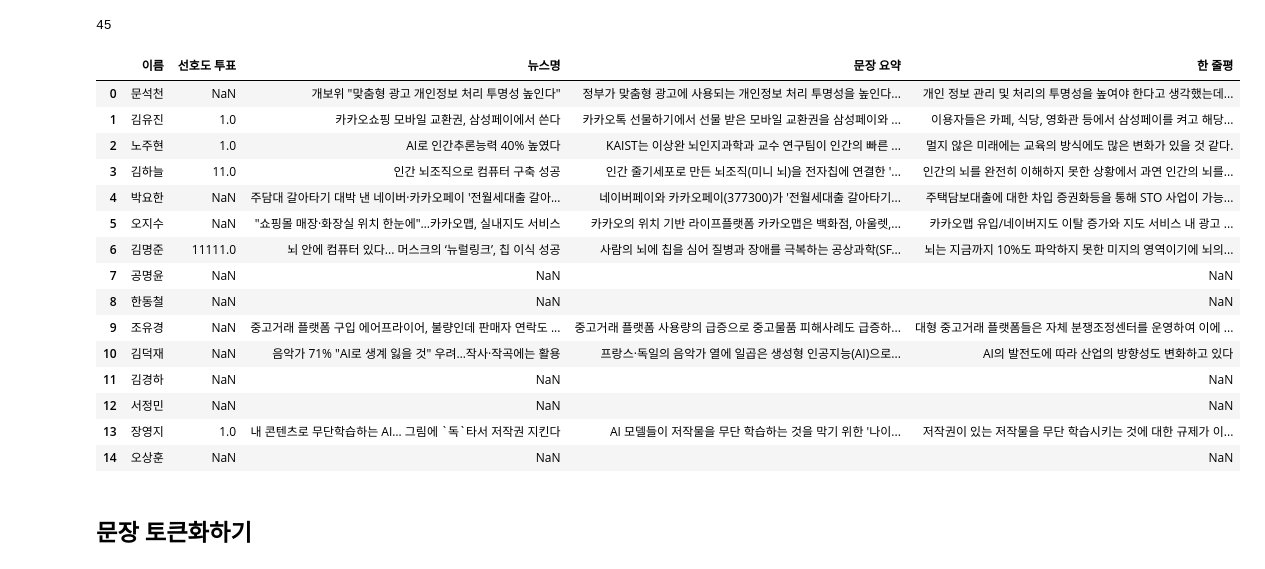
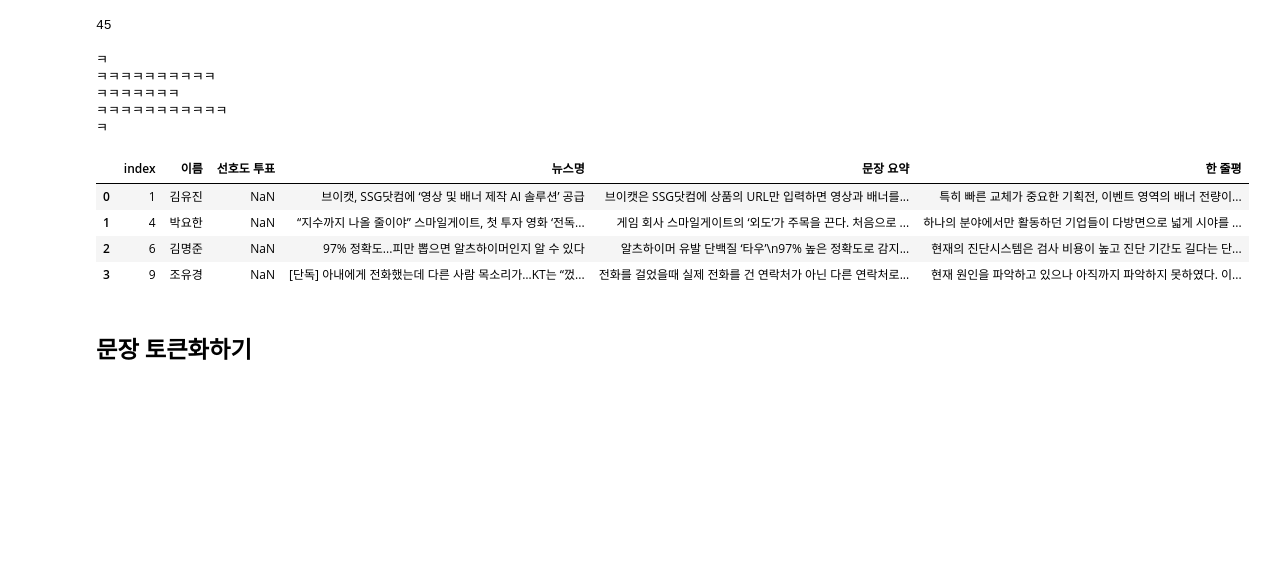
Before and after one commit to nohjuhyeon/study_AIs, a Jupyter notebook: docs/quests/NLPs/classification_news.ipynb, the cells around one changed output. Saved outputs shown, nothing was run; the diff lists cells and outputs as text; code cells hidden in the pictures; blank space fills up the shorter version.

```diff
--- a/docs/quests/NLPs/classification_news.ipynb
+++ b/docs/quests/NLPs/classification_news.ipynb
@@ -53,29 +53,27 @@ topic = pd.read_csv("topic_dict.csv")
 len(df_IT_news)
 # %% [output]
 45
-# %%
-df_sheets = []
-for sheet_name, df in df_IT_news.items():
-  df_sheets.append(df)
-  df_sheets[-1].loc[:,'문장 요약'].fillna("",inplace=True)
-df_sheets[0]
-# %% [output]
-|  | 이름 | 선호도 투표 | 뉴스명 | 문장 요약 | 한 줄평 |
-| 0 | 문석천 | NaN | 개보위 "맞춤형 광고 개인정보 처리 투명성 높인다" | 정부가 맞춤형 광고에 사용되는 개인정보 처리 투명성을 높인다... | 개인 정보 관리 및 처리의 투명성을 높여야 한다고 생각했는데... |
-| 1 | 김유진 | 1.0 | 카카오쇼핑 모바일 교환권, 삼성페이에서 쓴다 | 카카오톡 선물하기에서 선물 받은 모바일 교환권을 삼성페이와 ... | 이용자들은 카페, 식당, 영화관 등에서 삼성페이를 켜고 해당... |
-| 2 | 노주현 | 1.0 | AI로 인간추론능력 40% 높였다 | KAIST는 이상완 뇌인지과학과 교수 연구팀이 인간의 빠른 ... | 멀지 않은 미래에는 교육의 방식에도 많은 변화가 있을 것 같다. |
-| 3 | 김하늘 | 11.0 | 인간 뇌조직으로 컴퓨터 구축 성공 | 인간 줄기세포로 만든 뇌조직(미니 뇌)을 전자칩에 연결한 '... | 인간의 뇌를 완전히 이해하지 못한 상황에서 과연 인간의 뇌를... |
-| 4 | 박요한 | NaN | 주담대 갈아타기 대박 낸 네이버·카카오페이 '전월세대출 갈아... | 네이버페이와 카카오페이(377300)가 '전월세대출 갈아타기... | 주택담보대출에 대한 차입 증권화등을 통해 STO 사업이 가능... |
-| 5 | 오지수 | NaN | "쇼핑몰 매장·화장실 위치 한눈에"…카카오맵, 실내지도 서비스 | 카카오의 위치 기반 라이프플랫폼 카카오맵은 백화점, 아울렛,... | 카카오맵 유입/네이버지도 이탈 증가와 지도 서비스 내 광고 ... |
-| 6 | 김명준 | 11111.0 | 뇌 안에 컴퓨터 있다... 머스크의 ‘뉴럴링크’, 칩 이식 성공 | 사람의 뇌에 칩을 심어 질병과 장애를 극복하는 공상과학(SF... | 뇌는 지금까지 10%도 파악하지 못한 미지의 영역이기에 뇌의... |
-| 7 | 공명윤 | NaN | NaN |  | NaN |
-| 8 | 한동철 | NaN | NaN |  | NaN |
-| 9 | 조유경 | NaN | 중고거래 플랫폼 구입 에어프라이어, 불량인데 판매자 연락도 ... | 중고거래 플랫폼 사용량의 급증으로 중고물품 피해사례도 급증하... | 대형 중고거래 플랫폼들은 자체 분쟁조정센터를 운영하여 이에 ... |
-| 10 | 김덕재 | NaN | 음악가 71% "AI로 생계 잃을 것" 우려…작사·작곡에는 활용 | 프랑스·독일의 음악가 열에 일곱은 생성형 인공지능(AI)으로... | AI의 발전도에 따라 산업의 방향성도 변화하고 있다 |
-| 11 | 김경하 | NaN | NaN |  | NaN |
-| 12 | 서정민 | NaN | NaN |  | NaN |
-| 13 | 장영지 | 1.0 | 내 콘텐츠로 무단학습하는 AI… 그림에 `독`타서 저작권 지킨다 | AI 모델들이 저작물을 무단 학습하는 것을 막기 위한 '나이... | 저작권이 있는 저작물을 무단 학습시키는 것에 대한 규제가 이... |
-| 14 | 오상훈 | NaN | NaN |  | NaN |
+# %%
+df_sheets = []
+for sheet_name, df in df_IT_news.items():
+  df = df[df['문장 요약'].notnull()]
+  if df.columns[0] != "이름":
+    print(df.columns[0])
+    df = df.rename(columns={df.columns[0]: '이름'})
+  df.reset_index(inplace = True)
+  df_sheets.append(df)
+df_sheets[4]
+# %% [output]
+ㅋ
+ㅋㅋㅋㅋㅋㅋㅋㅋㅋㅋ
+ㅋㅋㅋㅋㅋㅋㅋ
+ㅋㅋㅋㅋㅋㅋㅋㅋㅋㅋㅋ
+ㅋ
+|  | index | 이름 | 선호도 투표 | 뉴스명 | 문장 요약 | 한 줄평 |
+| 0 | 1 | 김유진 | NaN | 브이캣, SSG닷컴에 ‘영상 및 배너 제작 AI 솔루션’ 공급 | 브이캣은 SSG닷컴에 상품의 URL만 입력하면 영상과 배너를... | 특히 빠른 교체가 중요한 기획전, 이벤트 영역의 배너 전량이... |
+| 1 | 4 | 박요한 | NaN | “지수까지 나올 줄이야” 스마일게이트, 첫 투자 영화 ‘전독... | 게임 회사 스마일게이트의 ‘외도’가 주목을 끈다. 처음으로 ... | 하나의 분야에서만 활동하던 기업들이 다방면으로 넓게 시야를 ... |
+| 2 | 6 | 김명준 | NaN | 97% 정확도...피만 뽑으면 알츠하이머인지 알 수 있다 | 알츠하이머 유발 단백질 ‘타우’\n97% 높은 정확도로 감지... | 현재의 진단시스템은 검사 비용이 높고 진단 기간도 길다는 단... |
+| 3 | 9 | 조유경 | NaN | [단독] 아내에게 전화했는데 다른 사람 목소리가…KT는 “껐... | 전화를 걸었을때 실제 전화를 건 연락처가 아닌 다른 연락처로... | 현재 원인을 파악하고 있으나 아직까지 파악하지 못하였다. 이... |
 # %% [markdown]
 ## 문장 토큰화하기
 # %%
```
Also changed, not shown: parts of 7 cells of this notebook.
